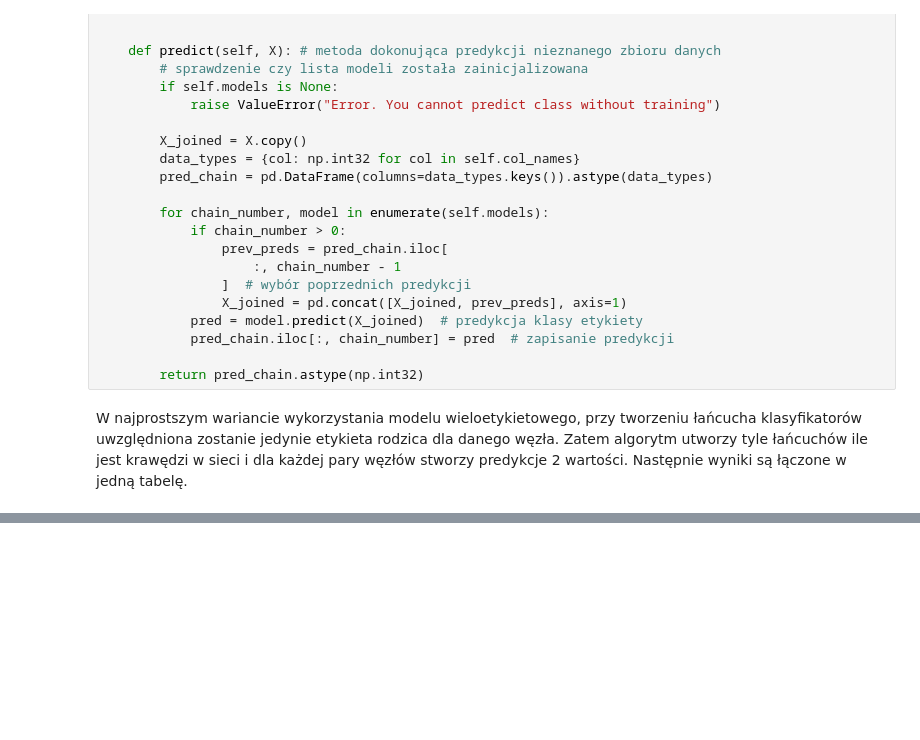
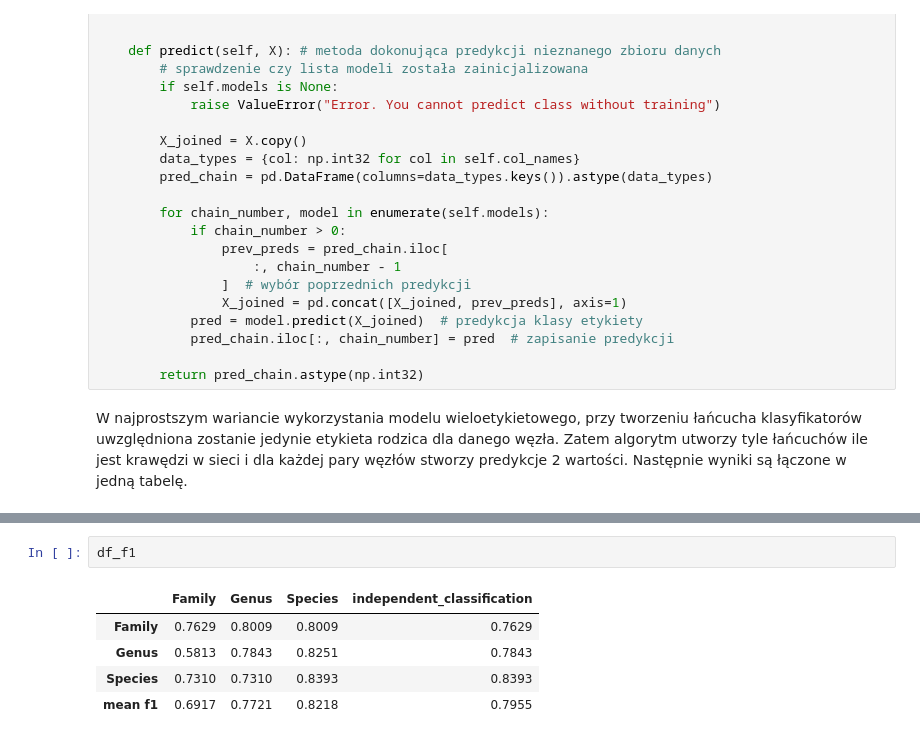
Before and after one commit to wm860/bayesian-chain-classifiers, a Jupyter notebook: ZUM_Bayesian_Chain.ipynb, the cells around one changed output, grey strips where cells are left out. Cells and saved outputs as stored; diff of their text form; blank space fills up the shorter version.

```diff
--- a/ZUM_Bayesian_Chain.ipynb
+++ b/ZUM_Bayesian_Chain.ipynb
@@ -333,0 +470,8 @@ chains
+# %%
+df_f1
+# %% [output]
+|  | Family | Genus | Species | independent_classification |
+| Family | 0.7629 | 0.8009 | 0.8009 | 0.7629 |
+| Genus | 0.5813 | 0.7843 | 0.8251 | 0.7843 |
+| Species | 0.7310 | 0.7310 | 0.8393 | 0.8393 |
+| mean f1 | 0.6917 | 0.7721 | 0.8218 | 0.7955 |
```
Also changed, not shown: parts of 36 cells of this notebook, 1 other file.
